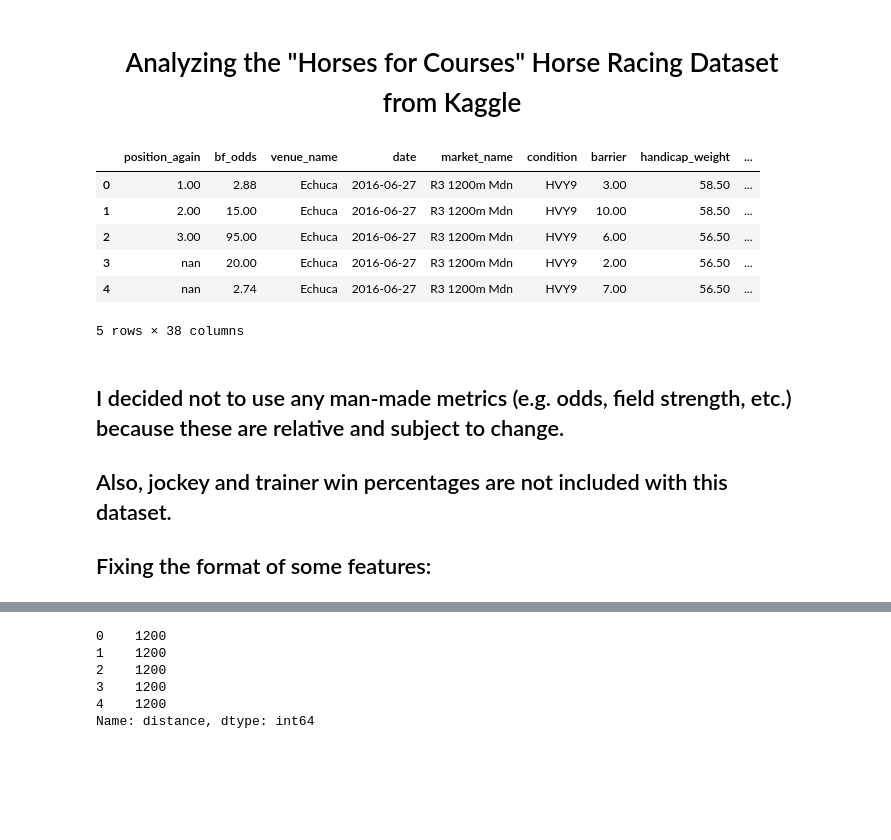
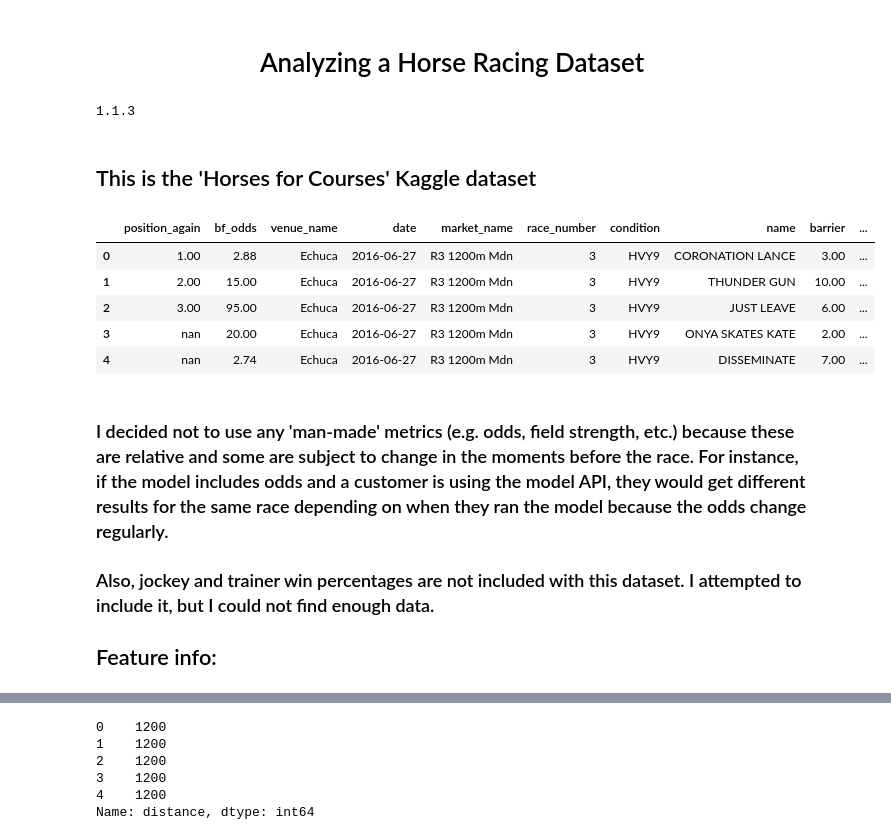
Before and after one commit to Ibnadm/Predict-DogRacing, a Jupyter notebook: HorseRacingAnalysis.ipynb, the cells around one changed output, grey strips where cells are left out. Cells and saved outputs as stored; diff of their text form; code cells hidden in the pictures; blank space fills up the shorter version.

```diff
--- a/HorseRacingAnalysis.ipynb
+++ b/HorseRacingAnalysis.ipynb
@@ -1,5 +1,5 @@
 # %% [markdown]
-# <center> Analyzing the "Horses for Courses" Horse Racing Dataset from Kaggle </center>
+# <center>Analyzing a Horse Racing Dataset</center>
 # %%
 import pandas as pd
 import numpy as np
@@ -10,33 +10,39 @@ from scipy.stats import chisquare, ttest_ind, zscore
 
 #Supresses scientific notation
 pd.set_option('display.float_format', lambda x: '%.2f' % x)
+pd.set_option('display.max_columns', None)
 
 import warnings
 warnings.filterwarnings('ignore')
+# %%
+print(pd.__version__)
+# %% [output]
+1.1.3
+# %% [markdown]
+## This is the 'Horses for Courses' Kaggle dataset
 # %%
 fields = ["position_again","bf_odds","venue_name","date","market_name","condition",
-          "barrier","handicap_weight","last_twenty_starts","prize_money","sex",
-          "age","jockey_sex","days_since_last_run","overall_starts","overall_wins",
-          "overall_places","track_starts","track_wins","track_places","firm_starts",
-          "firm_wins","firm_places","good_starts","good_wins","good_places",
+          "barrier","blinkers","emergency","handicap_weight","last_twenty_starts",
+          "prize_money","sex","age","jockey_sex","days_since_last_run","overall_starts",
+          "overall_wins","overall_places","track_starts","track_wins","track_places",
+          "firm_starts","firm_wins","firm_places","good_starts","good_wins","good_places",
           "slow_starts","slow_wins","slow_places","soft_starts","soft_wins",
           "soft_places","heavy_starts","heavy_wins","heavy_places","distance_starts",
-          "distance_wins","distance_places"]
+          "distance_wins","distance_places","name","race_number"]
 
 df = pd.read_csv("horses.csv", usecols=fields, skipinitialspace=True, low_memory=False)
 
 df.head()
 # %% [output]
-|  | position_again | bf_odds | venue_name | date | market_name | condition | barrier | handicap_weight | ... |
-| 0 | 1.00 | 2.88 | Echuca | 2016-06-27 | R3 1200m Mdn | HVY9 | 3.00 | 58.50 | ... |
-| 1 | 2.00 | 15.00 | Echuca | 2016-06-27 | R3 1200m Mdn | HVY9 | 10.00 | 58.50 | ... |
-| 2 | 3.00 | 95.00 | Echuca | 2016-06-27 | R3 1200m Mdn | HVY9 | 6.00 | 56.50 | ... |
-| 3 | nan | 20.00 | Echuca | 2016-06-27 | R3 1200m Mdn | HVY9 | 2.00 | 56.50 | ... |
-| 4 | nan | 2.74 | Echuca | 2016-06-27 | R3 1200m Mdn | HVY9 | 7.00 | 56.50 | ... |
+|  | position_again | bf_odds | venue_name | date | market_name | race_number | condition | name | barrier | ... |
+| 0 | 1.00 | 2.88 | Echuca | 2016-06-27 | R3 1200m Mdn | 3 | HVY9 | CORONATION LANCE | 3.00 | ... |
+| 1 | 2.00 | 15.00 | Echuca | 2016-06-27 | R3 1200m Mdn | 3 | HVY9 | THUNDER GUN | 10.00 | ... |
+| 2 | 3.00 | 95.00 | Echuca | 2016-06-27 | R3 1200m Mdn | 3 | HVY9 | JUST LEAVE | 6.00 | ... |
+| 3 | nan | 20.00 | Echuca | 2016-06-27 | R3 1200m Mdn | 3 | HVY9 | ONYA SKATES KATE | 2.00 | ... |
+| 4 | nan | 2.74 | Echuca | 2016-06-27 | R3 1200m Mdn | 3 | HVY9 | DISSEMINATE | 7.00 | ... |
-5 rows × 38 columns
 # %% [markdown]
-## I decided not to use any man-made metrics (e.g. odds, field strength, etc.) because these are relative and subject to change.
+### I decided not to use any 'man-made' metrics (e.g. odds, field strength, etc.) because these are relative and some are subject to change in the moments before the race. For instance, if the model includes odds and a customer is using the model API, they would get different results for the same race depending on when they ran the model because the odds change regularly.
 
-## Also, jockey and trainer win percentages are not included with this dataset.
+### Also, jockey and trainer win percentages are not included with this dataset. I attempted to include it, but I could not find enough data.
 
-## Fixing the format of some features:
+## Feature info:
```
Also changed, not shown: parts of 223 cells of this notebook.
